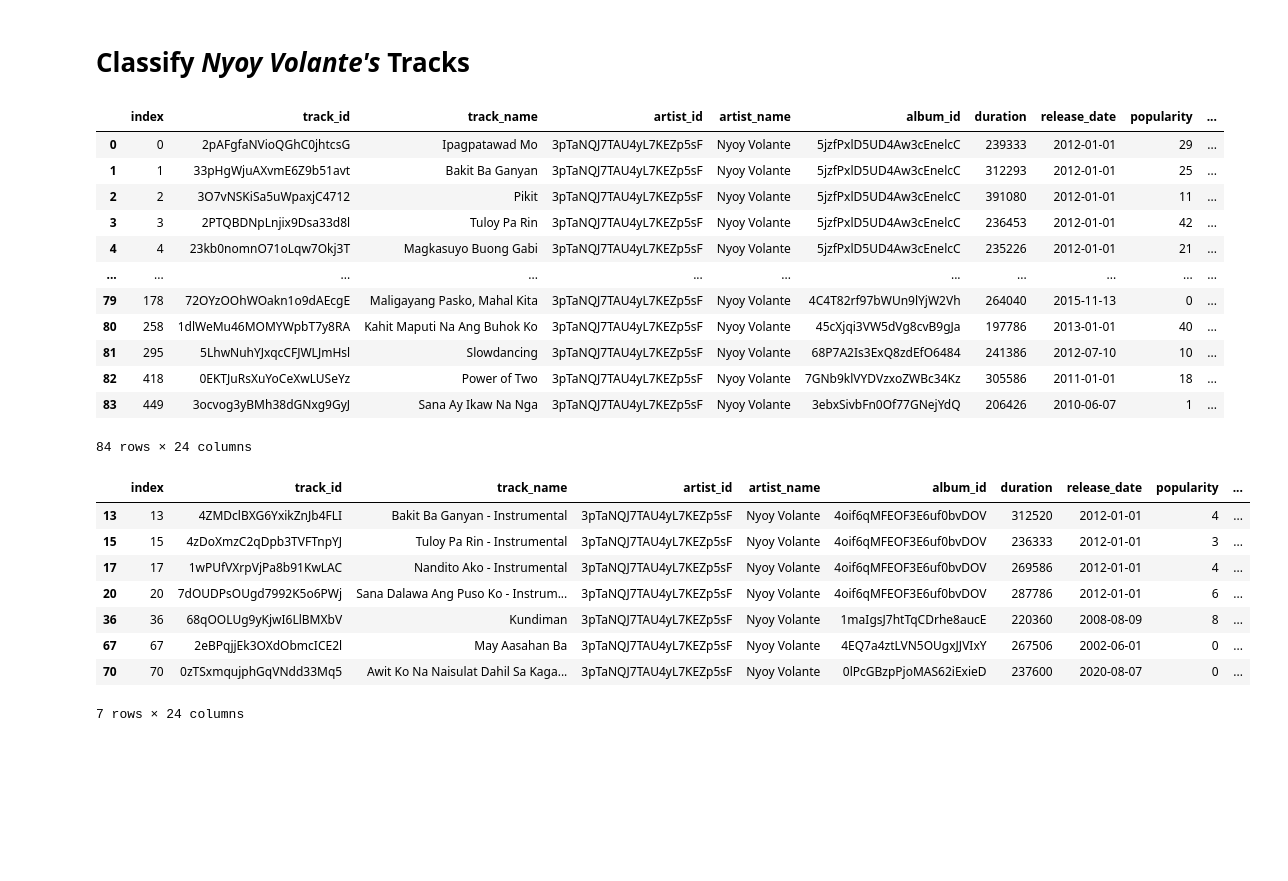
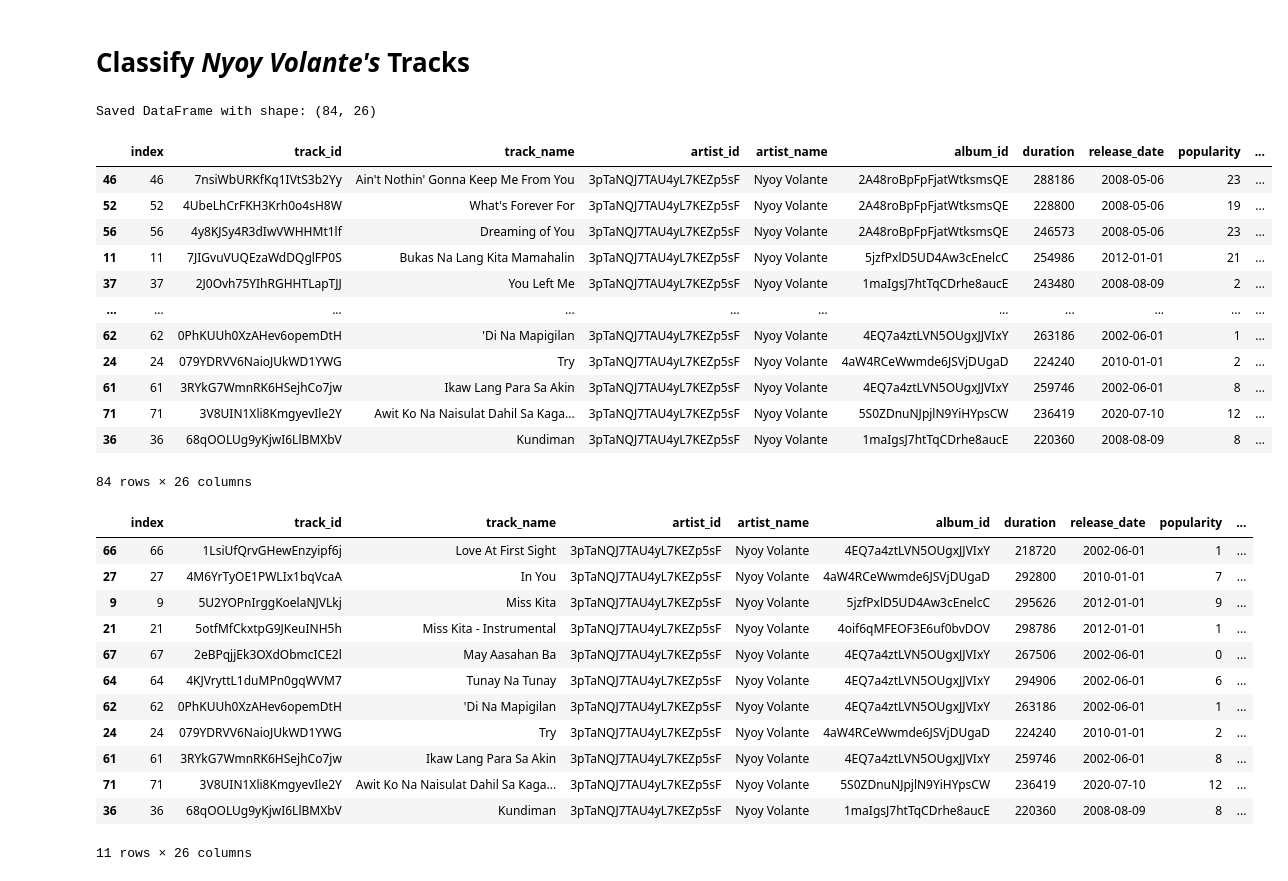
Before and after one commit to biogear13/EskwelabsCohort6Sprint2, a Jupyter notebook: team_emer/TeamEmer_RODS.ipynb, the cells around one changed output. Saved outputs shown, nothing was run; the diff lists cells and outputs as text; code cells hidden in the pictures; blank space fills up the shorter version.

```diff
--- a/team_emer/TeamEmer_RODS.ipynb
+++ b/team_emer/TeamEmer_RODS.ipynb
@@ -27,7 +29,7 @@ warnings.filterwarnings('ignore')
 
 
 ###############    RODS    #######################
-genre_names = ['Classical', 'Reggae', 'Acoustic', 'Hiphop', 'Rock']
+genre_names = ['Classical', 'Reggae', 'Acoustic', 'R&B', 'Rock']
 feature_cols = ['danceability', 'energy', 'key', 'loudness', 'mode', 'speechiness', 'acousticness', 'instrumentalness', 'valence', 'tempo'] #'liveness'
 
 
@@ -158,3 +170,7 @@ def classify(classifier, name, X_train, y_train, y_test, y_pred, cv=10):
+# %%
+def save_df_to_csv(df, filename):
+    df.to_csv(f'data/{filename}.csv', index=False)
+    print(f'Saved DataFrame with shape: {df.shape}')
 # %% [markdown]
 #
 # kNN Classifier
@@ -515,3 +555,11 @@ def create_prediction_df(df, model):
+# %%
+def map_genres_proba(df):
+    # add 'predicted_genre' and 'classification_probability' columns
+    genre_lookup = dict(zip(np.arange(1, len(genre_names) + 1), genre_names))
+    df = df.sort_values(by=['predicted_genre_prob', 'popularity', 'release_date'], ascending=False)
+    df['predicted_genre'] =  df['predicted_genre_id'].map(lambda x: genre_lookup[x])
+    df['classification_probability'] =  df['predicted_genre_prob'].apply(lambda x: f'{x * 100.00}%')
+    return df
 # %% [markdown]
 #
 # Classify *Spotify Daily Charts'* Tracks
@@ -563,37 +615,46 @@ plt.show();
 # %%
 artist_name = 'Nyoy Volante'
 artist_tracks_df = pd.read_csv('data/'+artist_name.lower()+'_album_tracks_data.csv')
 artist_tracks_df = artist_tracks_df[artist_tracks_df['artist_name']==artist_name]\
 .drop_duplicates(subset=['track_name']).reset_index()
 artist_tracks_df = create_prediction_df(artist_tracks_df, best_model)
+# mapping genres and proba before saving
+artist_tracks_df = map_genres_proba(artist_tracks_df)
+save_df_to_csv(artist_tracks_df, 'NyoyVolante_predicted_genres')
+
 artist_tracks_df
 # %% [output]
+Saved DataFrame with shape: (84, 26)
 |  | index | track_id | track_name | artist_id | artist_name | album_id | duration | release_date | popularity | ... |
-| 0 | 0 | 2pAFgfaNVioQGhC0jhtcsG | Ipagpatawad Mo | 3pTaNQJ7TAU4yL7KEZp5sF | Nyoy Volante | 5jzfPxlD5UD4Aw3cEnelcC | 239333 | 2012-01-01 | 29 | ... |
-| 1 | 1 | 33pHgWjuAXvmE6Z9b51avt | Bakit Ba Ganyan | 3pTaNQJ7TAU4yL7KEZp5sF | Nyoy Volante | 5jzfPxlD5UD4Aw3cEnelcC | 312293 | 2012-01-01 | 25 | ... |
-| 2 | 2 | 3O7vNSKiSa5uWpaxjC4712 | Pikit | 3pTaNQJ7TAU4yL7KEZp5sF | Nyoy Volante | 5jzfPxlD5UD4Aw3cEnelcC | 391080 | 2012-01-01 | 11 | ... |
-| 3 | 3 | 2PTQBDNpLnjix9Dsa33d8l | Tuloy Pa Rin | 3pTaNQJ7TAU4yL7KEZp5sF | Nyoy Volante | 5jzfPxlD5UD4Aw3cEnelcC | 236453 | 2012-01-01 | 42 | ... |
-| 4 | 4 | 23kb0nomnO71oLqw7Okj3T | Magkasuyo Buong Gabi | 3pTaNQJ7TAU4yL7KEZp5sF | Nyoy Volante | 5jzfPxlD5UD4Aw3cEnelcC | 235226 | 2012-01-01 | 21 | ... |
+| 46 | 46 | 7nsiWbURKfKq1IVtS3b2Yy | Ain't Nothin' Gonna Keep Me From You | 3pTaNQJ7TAU4yL7KEZp5sF | Nyoy Volante | 2A48roBpFpFjatWtksmsQE | 288186 | 2008-05-06 | 23 | ... |
+| 52 | 52 | 4UbeLhCrFKH3Krh0o4sH8W | What's Forever For | 3pTaNQJ7TAU4yL7KEZp5sF | Nyoy Volante | 2A48roBpFpFjatWtksmsQE | 228800 | 2008-05-06 | 19 | ... |
+| 56 | 56 | 4y8KJSy4R3dIwVWHHMt1lf | Dreaming of You | 3pTaNQJ7TAU4yL7KEZp5sF | Nyoy Volante | 2A48roBpFpFjatWtksmsQE | 246573 | 2008-05-06 | 23 | ... |
+| 11 | 11 | 7JIGvuVUQEzaWdDQglFP0S | Bukas Na Lang Kita Mamahalin | 3pTaNQJ7TAU4yL7KEZp5sF | Nyoy Volante | 5jzfPxlD5UD4Aw3cEnelcC | 254986 | 2012-01-01 | 21 | ... |
+| 37 | 37 | 2J0Ovh75YIhRGHHTLapTJJ | You Left Me | 3pTaNQJ7TAU4yL7KEZp5sF | Nyoy Volante | 1maIgsJ7htTqCDrhe8aucE | 243480 | 2008-08-09 | 2 | ... |
 | ... | ... | ... | ... | ... | ... | ... | ... | ... | ... | ... |
-| 79 | 178 | 72OYzOOhWOakn1o9dAEcgE | Maligayang Pasko, Mahal Kita | 3pTaNQJ7TAU4yL7KEZp5sF | Nyoy Volante | 4C4T82rf97bWUn9lYjW2Vh | 264040 | 2015-11-13 | 0 | ... |
-| 80 | 258 | 1dlWeMu46MOMYWpbT7y8RA | Kahit Maputi Na Ang Buhok Ko | 3pTaNQJ7TAU4yL7KEZp5sF | Nyoy Volante | 45cXjqi3VW5dVg8cvB9gJa | 197786 | 2013-01-01 | 40 | ... |
-| 81 | 295 | 5LhwNuhYJxqcCFJWLJmHsl | Slowdancing | 3pTaNQJ7TAU4yL7KEZp5sF | Nyoy Volante | 68P7A2Is3ExQ8zdEfO6484 | 241386 | 2012-07-10 | 10 | ... |
-| 82 | 418 | 0EKTJuRsXuYoCeXwLUSeYz | Power of Two | 3pTaNQJ7TAU4yL7KEZp5sF | Nyoy Volante | 7GNb9klVYDVzxoZWBc34Kz | 305586 | 2011-01-01 | 18 | ... |
-| 83 | 449 | 3ocvog3yBMh38dGNxg9GyJ | Sana Ay Ikaw Na Nga | 3pTaNQJ7TAU4yL7KEZp5sF | Nyoy Volante | 3ebxSivbFn0Of77GNejYdQ | 206426 | 2010-06-07 | 1 | ... |
+| 62 | 62 | 0PhKUUh0XzAHev6opemDtH | 'Di Na Mapigilan | 3pTaNQJ7TAU4yL7KEZp5sF | Nyoy Volante | 4EQ7a4ztLVN5OUgxJJVIxY | 263186 | 2002-06-01 | 1 | ... |
+| 24 | 24 | 079YDRVV6NaioJUkWD1YWG | Try | 3pTaNQJ7TAU4yL7KEZp5sF | Nyoy Volante | 4aW4RCeWwmde6JSVjDUgaD | 224240 | 2010-01-01 | 2 | ... |
+| 61 | 61 | 3RYkG7WmnRK6HSejhCo7jw | Ikaw Lang Para Sa Akin | 3pTaNQJ7TAU4yL7KEZp5sF | Nyoy Volante | 4EQ7a4ztLVN5OUgxJJVIxY | 259746 | 2002-06-01 | 8 | ... |
+| 71 | 71 | 3V8UIN1Xli8KmgyevIle2Y | Awit Ko Na Naisulat Dahil Sa Kaga... | 3pTaNQJ7TAU4yL7KEZp5sF | Nyoy Volante | 5S0ZDnuNJpjlN9YiHYpsCW | 236419 | 2020-07-10 | 12 | ... |
+| 36 | 36 | 68qOOLUg9yKjwI6LlBMXbV | Kundiman | 3pTaNQJ7TAU4yL7KEZp5sF | Nyoy Volante | 1maIgsJ7htTqCDrhe8aucE | 220360 | 2008-08-09 | 8 | ... |
-84 rows × 24 columns
+84 rows × 26 columns
 # %%
 # Check Artist Tracks' classified genres with but low (< 50%) probability
 artist_tracks_df[artist_tracks_df['predicted_genre_prob'] < .5]
 # %% [output]
 |  | index | track_id | track_name | artist_id | artist_name | album_id | duration | release_date | popularity | ... |
-| 13 | 13 | 4ZMDclBXG6YxikZnJb4FLI | Bakit Ba Ganyan - Instrumental | 3pTaNQJ7TAU4yL7KEZp5sF | Nyoy Volante | 4oif6qMFEOF3E6uf0bvDOV | 312520 | 2012-01-01 | 4 | ... |
-| 15 | 15 | 4zDoXmzC2qDpb3TVFTnpYJ | Tuloy Pa Rin - Instrumental | 3pTaNQJ7TAU4yL7KEZp5sF | Nyoy Volante | 4oif6qMFEOF3E6uf0bvDOV | 236333 | 2012-01-01 | 3 | ... |
-| 17 | 17 | 1wPUfVXrpVjPa8b91KwLAC | Nandito Ako - Instrumental | 3pTaNQJ7TAU4yL7KEZp5sF | Nyoy Volante | 4oif6qMFEOF3E6uf0bvDOV | 269586 | 2012-01-01 | 4 | ... |
-| 20 | 20 | 7dOUDPsOUgd7992K5o6PWj | Sana Dalawa Ang Puso Ko - Instrum... | 3pTaNQJ7TAU4yL7KEZp5sF | Nyoy Volante | 4oif6qMFEOF3E6uf0bvDOV | 287786 | 2012-01-01 | 6 | ... |
+| 66 | 66 | 1LsiUfQrvGHewEnzyipf6j | Love At First Sight | 3pTaNQJ7TAU4yL7KEZp5sF | Nyoy Volante | 4EQ7a4ztLVN5OUgxJJVIxY | 218720 | 2002-06-01 | 1 | ... |
+| 27 | 27 | 4M6YrTyOE1PWLIx1bqVcaA | In You | 3pTaNQJ7TAU4yL7KEZp5sF | Nyoy Volante | 4aW4RCeWwmde6JSVjDUgaD | 292800 | 2010-01-01 | 7 | ... |
+| 9 | 9 | 5U2YOPnIrggKoelaNJVLkj | Miss Kita | 3pTaNQJ7TAU4yL7KEZp5sF | Nyoy Volante | 5jzfPxlD5UD4Aw3cEnelcC | 295626 | 2012-01-01 | 9 | ... |
+| 21 | 21 | 5otfMfCkxtpG9JKeuINH5h | Miss Kita - Instrumental | 3pTaNQJ7TAU4yL7KEZp5sF | Nyoy Volante | 4oif6qMFEOF3E6uf0bvDOV | 298786 | 2012-01-01 | 1 | ... |
+| 67 | 67 | 2eBPqjjEk3OXdObmcICE2l | May Aasahan Ba | 3pTaNQJ7TAU4yL7KEZp5sF | Nyoy Volante | 4EQ7a4ztLVN5OUgxJJVIxY | 267506 | 2002-06-01 | 0 | ... |
+| 64 | 64 | 4KJVryttL1duMPn0gqWVM7 | Tunay Na Tunay | 3pTaNQJ7TAU4yL7KEZp5sF | Nyoy Volante | 4EQ7a4ztLVN5OUgxJJVIxY | 294906 | 2002-06-01 | 6 | ... |
+| 62 | 62 | 0PhKUUh0XzAHev6opemDtH | 'Di Na Mapigilan | 3pTaNQJ7TAU4yL7KEZp5sF | Nyoy Volante | 4EQ7a4ztLVN5OUgxJJVIxY | 263186 | 2002-06-01 | 1 | ... |
+| 24 | 24 | 079YDRVV6NaioJUkWD1YWG | Try | 3pTaNQJ7TAU4yL7KEZp5sF | Nyoy Volante | 4aW4RCeWwmde6JSVjDUgaD | 224240 | 2010-01-01 | 2 | ... |
+| 61 | 61 | 3RYkG7WmnRK6HSejhCo7jw | Ikaw Lang Para Sa Akin | 3pTaNQJ7TAU4yL7KEZp5sF | Nyoy Volante | 4EQ7a4ztLVN5OUgxJJVIxY | 259746 | 2002-06-01 | 8 | ... |
+| 71 | 71 | 3V8UIN1Xli8KmgyevIle2Y | Awit Ko Na Naisulat Dahil Sa Kaga... | 3pTaNQJ7TAU4yL7KEZp5sF | Nyoy Volante | 5S0ZDnuNJpjlN9YiHYpsCW | 236419 | 2020-07-10 | 12 | ... |
 | 36 | 36 | 68qOOLUg9yKjwI6LlBMXbV | Kundiman | 3pTaNQJ7TAU4yL7KEZp5sF | Nyoy Volante | 1maIgsJ7htTqCDrhe8aucE | 220360 | 2008-08-09 | 8 | ... |
-| 67 | 67 | 2eBPqjjEk3OXdObmcICE2l | May Aasahan Ba | 3pTaNQJ7TAU4yL7KEZp5sF | Nyoy Volante | 4EQ7a4ztLVN5OUgxJJVIxY | 267506 | 2002-06-01 | 0 | ... |
-| 70 | 70 | 0zTSxmqujphGqVNdd33Mq5 | Awit Ko Na Naisulat Dahil Sa Kaga... | 3pTaNQJ7TAU4yL7KEZp5sF | Nyoy Volante | 0lPcGBzpPjoMAS62iExieD | 237600 | 2020-08-07 | 0 | ... |
-7 rows × 24 columns
+11 rows × 26 columns
 # %%
 # View Artist Tracks' histogram of probabilities
 plt.figure(figsize=(12, 8))
```
Also changed, not shown: parts of 29 cells of this notebook.
